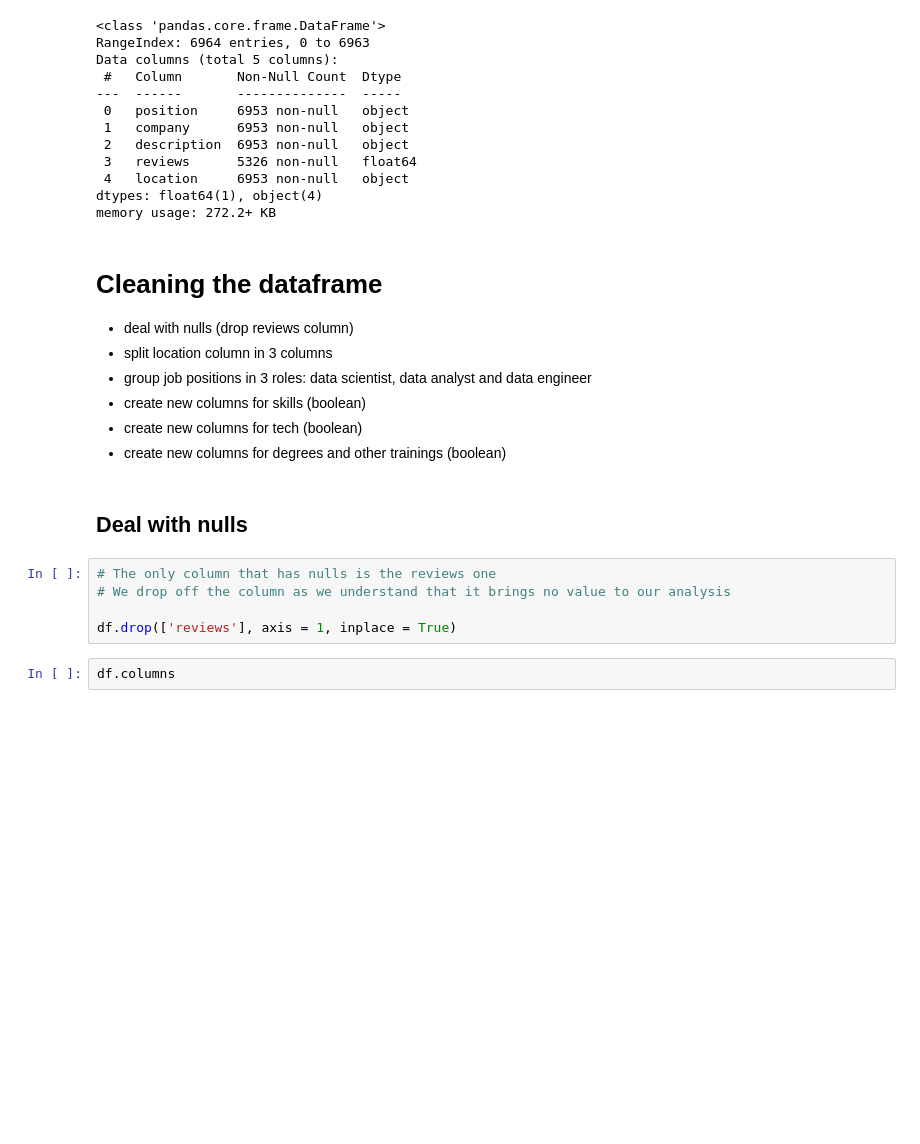
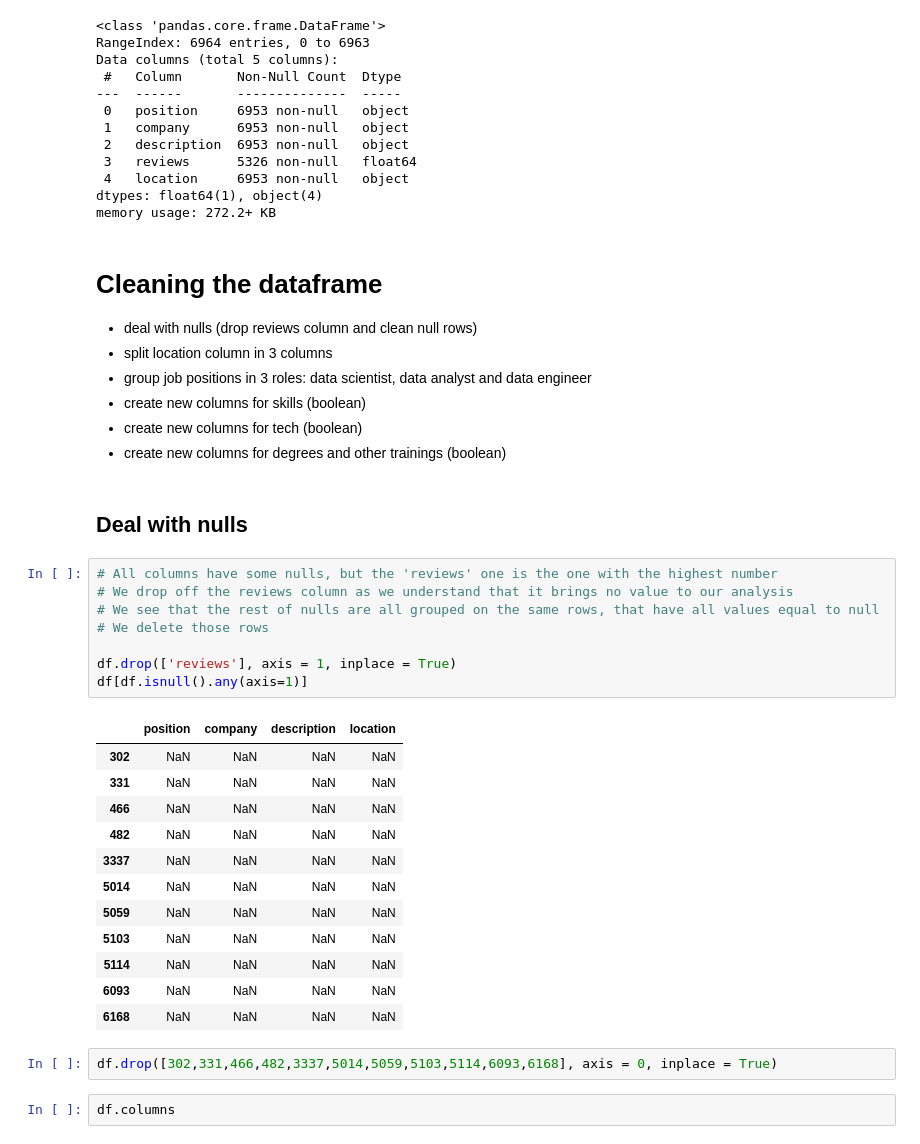
Before and after one commit to rogerserret/IronRoger, a Jupyter notebook: week2_classexs/group_case/Data_analyst_jobs_case.ipynb, the cells around one changed output. Saved outputs shown, nothing was run; the diff lists cells and outputs as text; blank space fills up the shorter version.

```diff
--- a/week2_classexs/group_case/Data_analyst_jobs_case.ipynb
+++ b/week2_classexs/group_case/Data_analyst_jobs_case.ipynb
@@ -42,7 +44,7 @@ memory usage: 272.2+ KB
 # %% [markdown]
 # Cleaning the dataframe
 
-- deal with nulls (drop reviews column)
+- deal with nulls (drop reviews column and clean null rows)
 - split location column in 3 columns
 - group job positions in 3 roles: data scientist, data analyst and data engineer
 - create new columns for skills (boolean)
@@ -51,10 +53,28 @@ memory usage: 272.2+ KB
 # %% [markdown]
 ## Deal with nulls
 # %%
-# The only column that has nulls is the reviews one
-# We drop off the column as we understand that it brings no value to our analysis
+# All columns have some nulls, but the 'reviews' one is the one with the highest number
+# We drop off the reviews column as we understand that it brings no value to our analysis
+# We see that the rest of nulls are all grouped on the same rows, that have all values equal to null
+# We delete those rows
 
 df.drop(['reviews'], axis = 1, inplace = True)
+df[df.isnull().any(axis=1)]
+# %% [output]
+|  | position | company | description | location |
+| 302 | NaN | NaN | NaN | NaN |
+| 331 | NaN | NaN | NaN | NaN |
+| 466 | NaN | NaN | NaN | NaN |
+| 482 | NaN | NaN | NaN | NaN |
+| 3337 | NaN | NaN | NaN | NaN |
+| 5014 | NaN | NaN | NaN | NaN |
+| 5059 | NaN | NaN | NaN | NaN |
+| 5103 | NaN | NaN | NaN | NaN |
+| 5114 | NaN | NaN | NaN | NaN |
+| 6093 | NaN | NaN | NaN | NaN |
+| 6168 | NaN | NaN | NaN | NaN |
+# %%
+df.drop([302,331,466,482,3337,5014,5059,5103,5114,6093,6168], axis = 0, inplace = True)
 # %%
 df.columns
 # %% [output]
```
Also changed, not shown: parts of 20 cells of this notebook, 3 other files.
